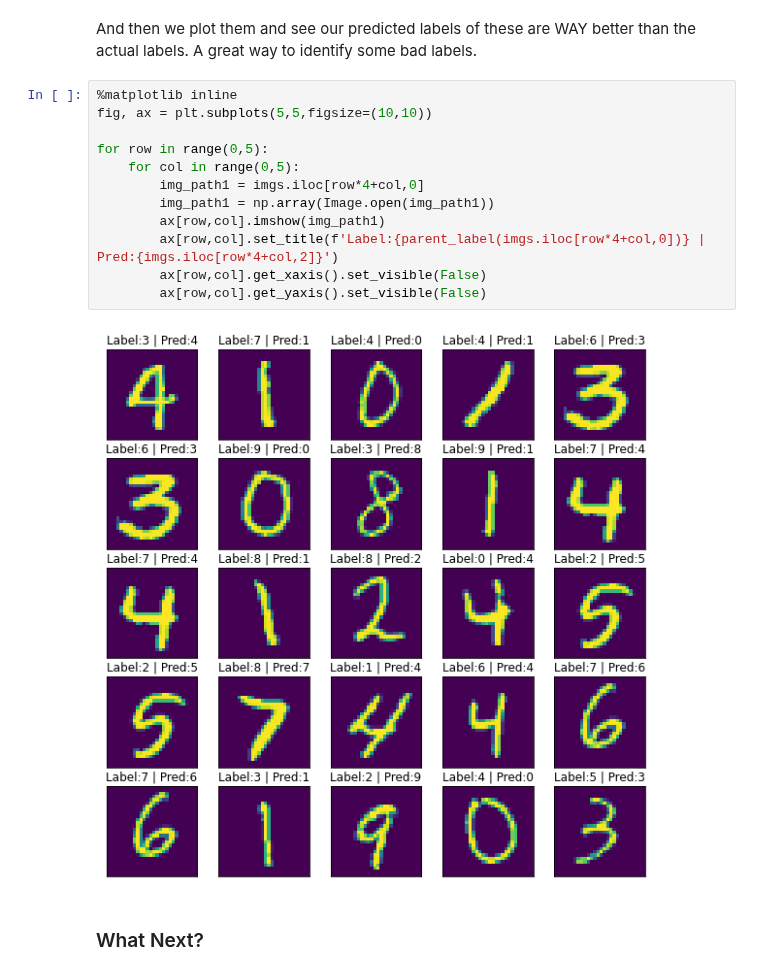
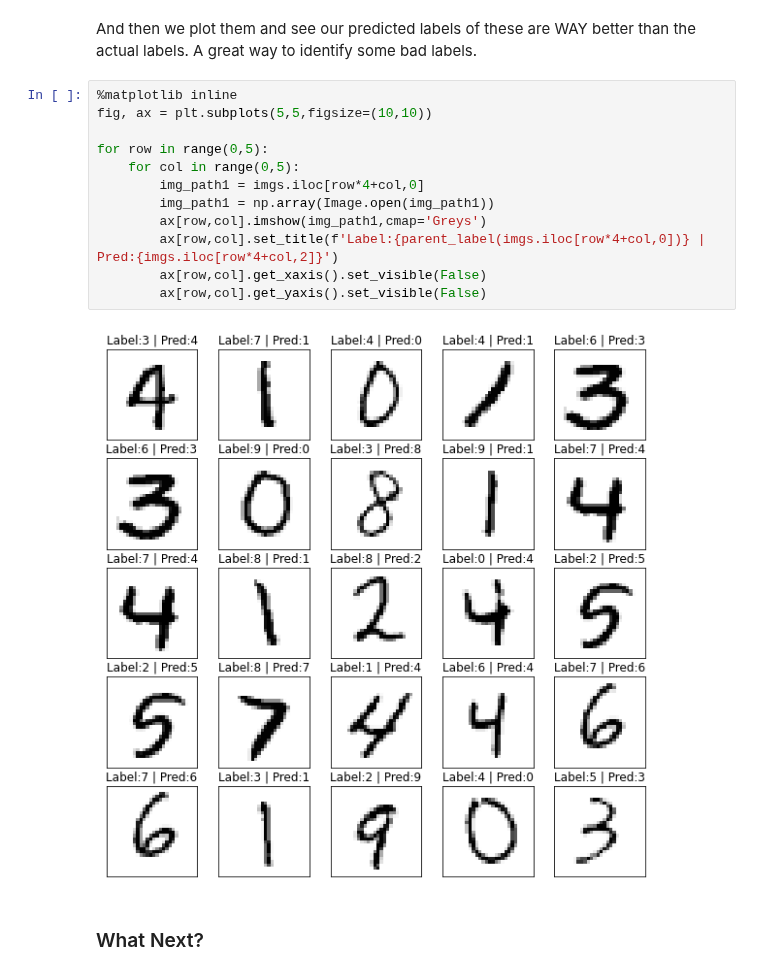
Before and after one commit to 1Paws7/blog, a Jupyter notebook: _notebooks/2020-11-26-Psuedo Labeling.ipynb, the cells around one changed output. Drawn from its saved outputs; the diff is of its cells as text.

```diff
--- a/_notebooks/2020-11-26-Psuedo Labeling.ipynb
+++ b/_notebooks/2020-11-26-Psuedo Labeling.ipynb
@@ -181,17 +181,17 @@ And then we plot them and see our predicted labels of these are WAY better than
 # %%
 %matplotlib inline
 fig, ax = plt.subplots(5,5,figsize=(10,10))
 
 for row in range(0,5):
     for col in range(0,5):
         img_path1 = imgs.iloc[row*4+col,0]
         img_path1 = np.array(Image.open(img_path1))
-        ax[row,col].imshow(img_path1)
+        ax[row,col].imshow(img_path1,cmap='Greys')
         ax[row,col].set_title(f'Label:{parent_label(imgs.iloc[row*4+col,0])} | Pred:{imgs.iloc[row*4+col,2]}')
         ax[row,col].get_xaxis().set_visible(False)
         ax[row,col].get_yaxis().set_visible(False)
 # %% [output]
-[figure, old version]
+[figure, new version]
 # %% [markdown]
 ### What Next?
 # %% [markdown]
```
Also changed, not shown: parts of 5 cells of this notebook.
